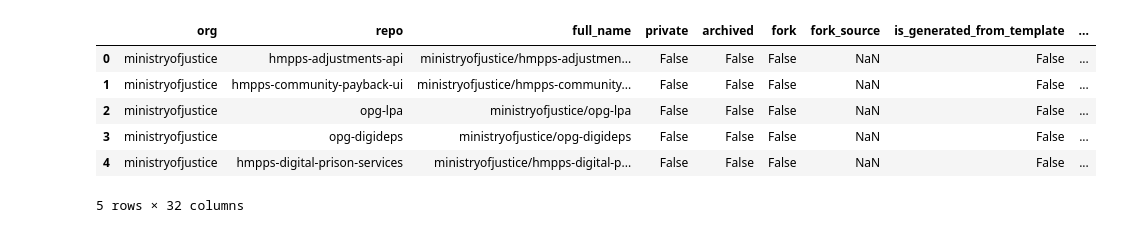
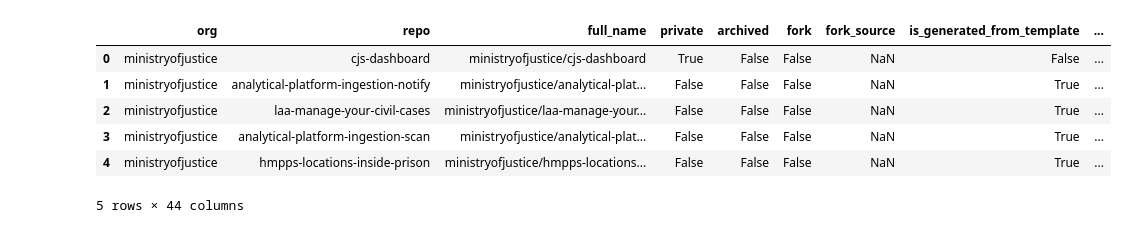
Before and after one commit to ministryofjustice/moj-github-discovery, a Jupyter notebook: notebooks/Basic Analysis.ipynb, the cells around one changed output. Cells and saved outputs as stored; diff of their text form; code cells hidden in the pictures.

```diff
--- a/notebooks/Basic Analysis.ipynb
+++ b/notebooks/Basic Analysis.ipynb
@@ -1,16 +1,16 @@
 # %%
 import pandas as pd
 # %%
-df = pd.read_excel("../res2.xlsx")
+df = pd.read_excel("../res3.xlsx")
 df.head()
 # %% [output]
 |  | org | repo | full_name | private | archived | fork | fork_source | is_generated_from_template | ... |
-| 0 | ministryofjustice | hmpps-adjustments-api | ministryofjustice/hmpps-adjustmen... | False | False | False | NaN | False | ... |
-| 1 | ministryofjustice | hmpps-community-payback-ui | ministryofjustice/hmpps-community... | False | False | False | NaN | False | ... |
-| 2 | ministryofjustice | opg-lpa | ministryofjustice/opg-lpa | False | False | False | NaN | False | ... |
-| 3 | ministryofjustice | opg-digideps | ministryofjustice/opg-digideps | False | False | False | NaN | False | ... |
-| 4 | ministryofjustice | hmpps-digital-prison-services | ministryofjustice/hmpps-digital-p... | False | False | False | NaN | False | ... |
+| 0 | ministryofjustice | cjs-dashboard | ministryofjustice/cjs-dashboard | True | False | False | NaN | False | ... |
+| 1 | ministryofjustice | analytical-platform-ingestion-notify | ministryofjustice/analytical-plat... | False | False | False | NaN | True | ... |
+| 2 | ministryofjustice | laa-manage-your-civil-cases | ministryofjustice/laa-manage-your... | False | False | False | NaN | True | ... |
+| 3 | ministryofjustice | analytical-platform-ingestion-scan | ministryofjustice/analytical-plat... | False | False | False | NaN | True | ... |
+| 4 | ministryofjustice | hmpps-locations-inside-prison | ministryofjustice/hmpps-locations... | False | False | False | NaN | True | ... |
-5 rows × 32 columns
+5 rows × 44 columns
 # %%
 df.info()
 # %% [output]
```
Also changed, not shown: parts of 16 cells of this notebook.
